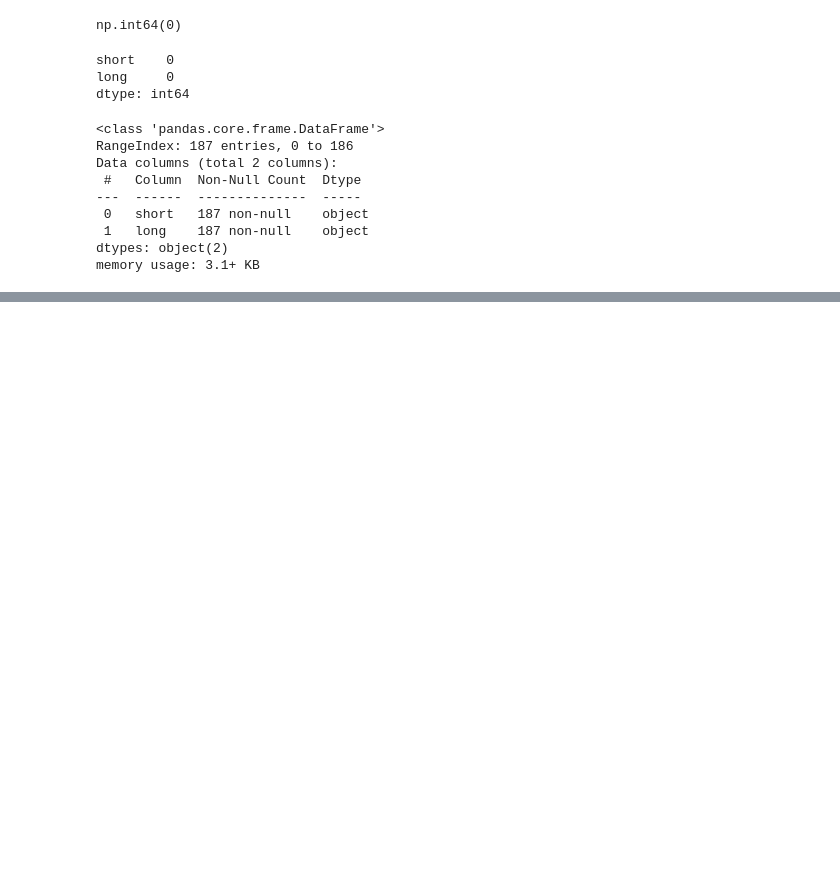
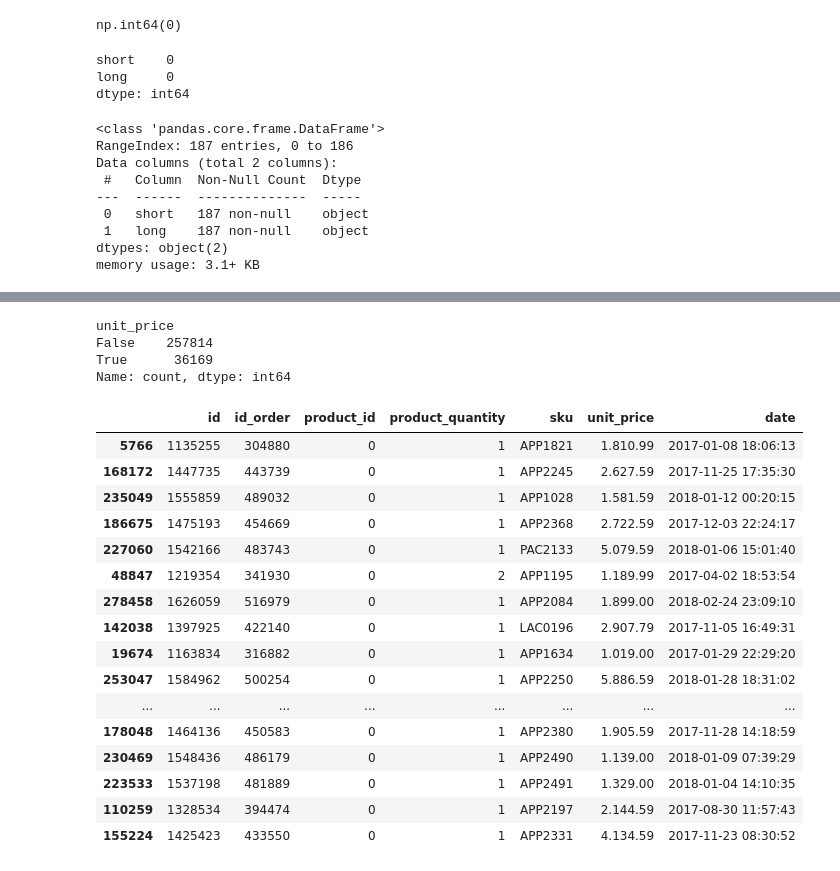
Before and after one commit to yazdan0101/ENIAC-discounts-strategy, a Jupyter notebook: notebooks/data_cleaning.ipynb, the cells around one changed output, grey strips where cells are left out. Cells and saved outputs as stored; diff of their text form; code cells hidden in the pictures; blank space fills up the shorter version.

Commit message:
Complete data cleaning for orderlines

```diff
--- a/notebooks/data_cleaning.ipynb
+++ b/notebooks/data_cleaning.ipynb
@@ -309,0 +354,30 @@ copy_brands_df.to_csv('../data/clean/brands_cl.csv')
+# %%
+#let we chcek how many unit_price is corrupted.
+# for that we convert uniti_price to float to see how many values are not conevrtable
+pd.to_numeric(copy_orderlines_df['unit_price'],errors='coerce').isnull().value_counts()
+# %% [output]
+unit_price
+False    257814
+True      36169
+Name: count, dtype: int64
+# %%
+# we want to take a look at a sample of corrupted unit_price values
+copy_orderlines_df.loc[pd.to_numeric(copy_orderlines_df['unit_price'],errors='coerce').isnull()].sample(20)
+# %% [output]
+|  | id | id_order | product_id | product_quantity | sku | unit_price | date |
+| 5766 | 1135255 | 304880 | 0 | 1 | APP1821 | 1.810.99 | 2017-01-08 18:06:13 |
+| 168172 | 1447735 | 443739 | 0 | 1 | APP2245 | 2.627.59 | 2017-11-25 17:35:30 |
+| 235049 | 1555859 | 489032 | 0 | 1 | APP1028 | 1.581.59 | 2018-01-12 00:20:15 |
+| 186675 | 1475193 | 454669 | 0 | 1 | APP2368 | 2.722.59 | 2017-12-03 22:24:17 |
+| 227060 | 1542166 | 483743 | 0 | 1 | PAC2133 | 5.079.59 | 2018-01-06 15:01:40 |
+| 48847 | 1219354 | 341930 | 0 | 2 | APP1195 | 1.189.99 | 2017-04-02 18:53:54 |
+| 278458 | 1626059 | 516979 | 0 | 1 | APP2084 | 1.899.00 | 2018-02-24 23:09:10 |
+| 142038 | 1397925 | 422140 | 0 | 1 | LAC0196 | 2.907.79 | 2017-11-05 16:49:31 |
+| 19674 | 1163834 | 316882 | 0 | 1 | APP1634 | 1.019.00 | 2017-01-29 22:29:20 |
+| 253047 | 1584962 | 500254 | 0 | 1 | APP2250 | 5.886.59 | 2018-01-28 18:31:02 |
+| ... | ... | ... | ... | ... | ... | ... | ... |
+| 178048 | 1464136 | 450583 | 0 | 1 | APP2380 | 1.905.59 | 2017-11-28 14:18:59 |
+| 230469 | 1548436 | 486179 | 0 | 1 | APP2490 | 1.139.00 | 2018-01-09 07:39:29 |
+| 223533 | 1537198 | 481889 | 0 | 1 | APP2491 | 1.329.00 | 2018-01-04 14:10:35 |
+| 110259 | 1328534 | 394474 | 0 | 1 | APP2197 | 2.144.59 | 2017-08-30 11:57:43 |
+| 155224 | 1425423 | 433550 | 0 | 1 | APP2331 | 4.134.59 | 2017-11-23 08:30:52 |
```
Also changed, not shown: parts of 15 cells of this notebook, 1 other file.
